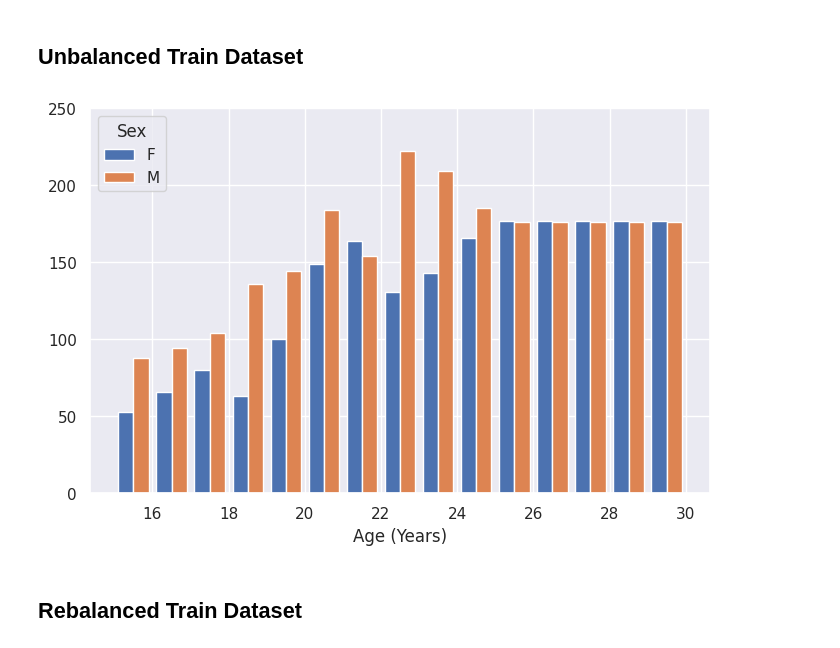
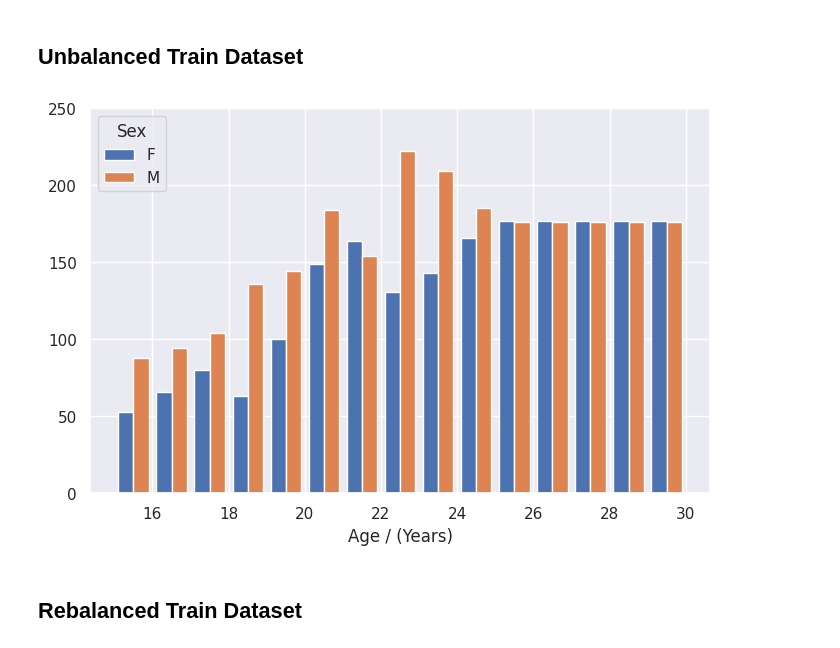
Before and after one commit to marvinweber/uncertainty-fae, a Jupyter notebook: notebooks/clavicle_ct/dataset_balancing.ipynb, the cells around one changed output. Drawn from its saved outputs; the diff is of its cells as text; code cells hidden in the pictures.

```diff
--- a/notebooks/clavicle_ct/dataset_balancing.ipynb
+++ b/notebooks/clavicle_ct/dataset_balancing.ipynb
@@ -48,18 +49,18 @@ fig.show()
 # %% [markdown]
 ## Unbalanced Train Dataset
 # %%
-fig, ax = plt.subplots(figsize=(8,5))
+fig, ax = plt.subplots(figsize=(8, 5))
 ax.hist(
-    [df_train.loc[df_train.sex == x, 'age_years'] for x in genders],
+    [df_train.loc[df_train.sex == x, "age_years"] for x in genders],
     label=genders,
     bins=15,
 )
-ax.set_xlabel('Age (Years)')
+ax.set_xlabel("Age / (Years)")
 ax.set_ylim(top=250)
-ax.legend(title='Sex', loc='upper left')
+ax.legend(title="Sex", loc="upper left")
 fig.show()
 # %% [output]
-[figure, old version]
+[figure, new version]
 # %% [markdown]
 ## Rebalanced Train Dataset
 # %%
```
Also changed, not shown: parts of 3 cells of this notebook, 1 other file.
